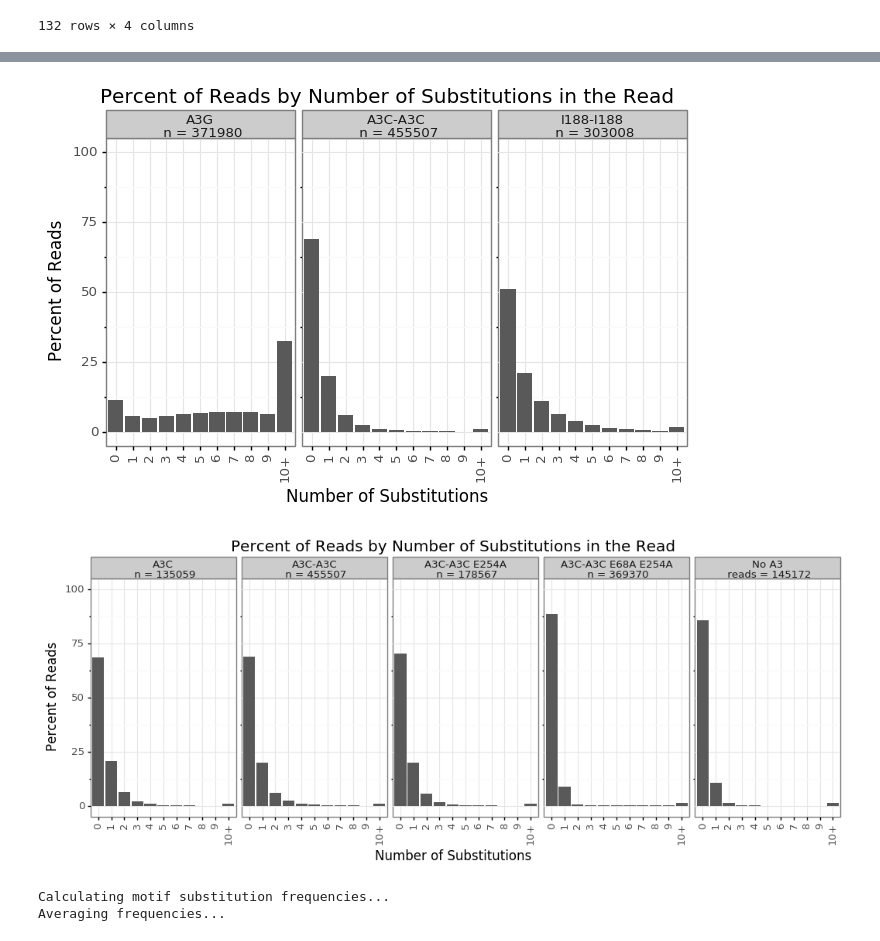
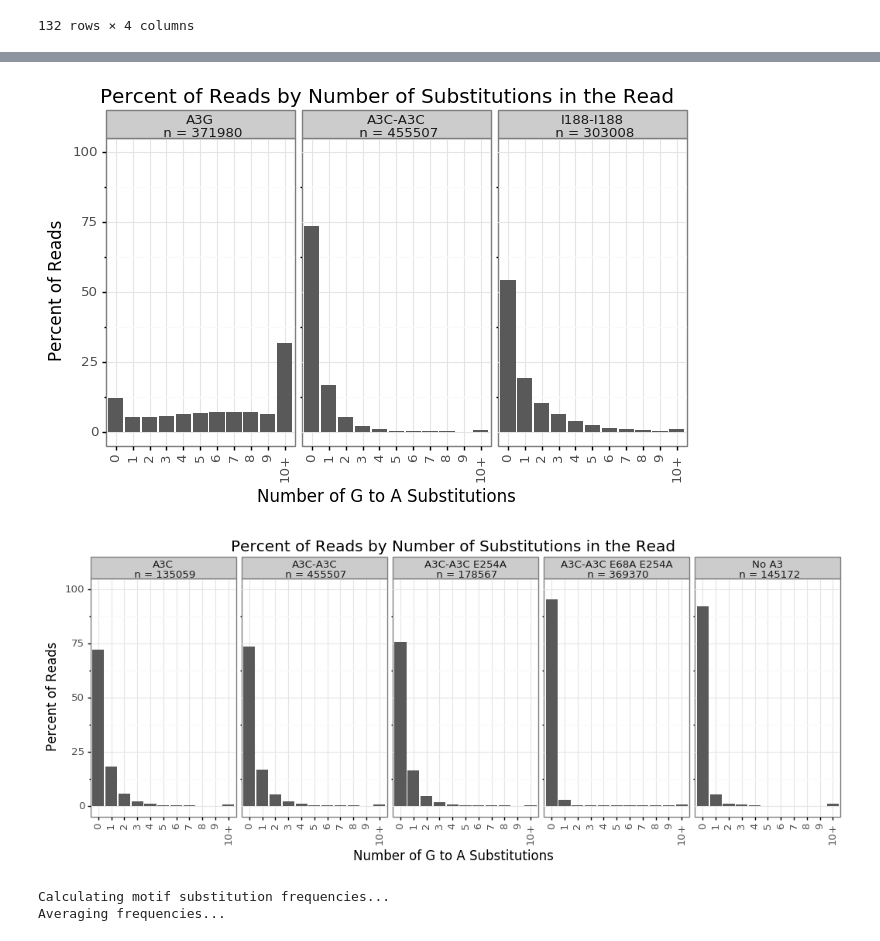
Before and after one commit to jbloomlab/SuperRestrictionFactor_Hypermutation, a Jupyter notebook: analysis_notebook.ipynb, the cells around one changed output, grey strips where cells are left out. Drawn from its saved outputs; the diff is of its cells as text; code cells hidden in the pictures.

```diff
--- a/analysis_notebook.ipynb
+++ b/analysis_notebook.ipynb
@@ -712,8 +712,8 @@ display(all_sub_counts_df)
 | 131 | PLASMIDCTRL | 98.0 | 0.107786 | 10+ |
 132 rows × 4 columns
 # %%
-facet_dict = {'PLASMIDCTRL': f"Plasmid Ctrl\n {int(sum(all_sub_counts_df[all_sub_counts_df['Sample'] == 'PLASMIDCTRL']['n_sub_count']))} reads",
-              'NoA3': f"No A3\n reads = {int(sum(all_sub_counts_df[all_sub_counts_df['Sample'] == 'NoA3']['n_sub_count']))}",
+facet_dict = {'PLASMIDCTRL': f"Plasmid Ctrl\n n = {int(sum(all_sub_counts_df[all_sub_counts_df['Sample'] == 'PLASMIDCTRL']['n_sub_count']))}",
+              'NoA3': f"No A3\n n = {int(sum(all_sub_counts_df[all_sub_counts_df['Sample'] == 'NoA3']['n_sub_count']))}",
               'A3G': f"A3G\n n = {int(sum(all_sub_counts_df[all_sub_counts_df['Sample'] == 'A3G']['n_sub_count']))}",
               'A3C': f"A3C\n n = {int(sum(all_sub_counts_df[all_sub_counts_df['Sample'] == 'A3C']['n_sub_count']))}",
               'A3CE68A': f"A3C E68A\n n = {int(sum(all_sub_counts_df[all_sub_counts_df['Sample'] == 'A3CE68A']['n_sub_count']))}",
@@ -807,8 +807,8 @@ display(all_ga_sub_counts_df)
 | 131 | PLASMIDCTRL | 15.0 | 0.016498 | 10+ |
 132 rows × 4 columns
 # %%
-facet_dict = {'PLASMIDCTRL': f"Plasmid Ctrl\n {int(sum(all_ga_sub_counts_df[all_ga_sub_counts_df['Sample'] == 'PLASMIDCTRL']['n_ga_sub_count']))} reads",
-              'NoA3': f"No A3\n reads = {int(sum(all_ga_sub_counts_df[all_ga_sub_counts_df['Sample'] == 'NoA3']['n_ga_sub_count']))}",
+facet_dict = {'PLASMIDCTRL': f"Plasmid Ctrl\n n = {int(sum(all_ga_sub_counts_df[all_ga_sub_counts_df['Sample'] == 'PLASMIDCTRL']['n_ga_sub_count']))}",
+              'NoA3': f"No A3\n n = {int(sum(all_ga_sub_counts_df[all_ga_sub_counts_df['Sample'] == 'NoA3']['n_ga_sub_count']))}",
               'A3G': f"A3G\n n = {int(sum(all_ga_sub_counts_df[all_ga_sub_counts_df['Sample'] == 'A3G']['n_ga_sub_count']))}",
               'A3C': f"A3C\n n = {int(sum(all_ga_sub_counts_df[all_ga_sub_counts_df['Sample'] == 'A3C']['n_ga_sub_count']))}",
               'A3CE68A': f"A3C E68A\n n = {int(sum(all_ga_sub_counts_df[all_ga_sub_counts_df['Sample'] == 'A3CE68A']['n_ga_sub_count']))}",
@@ -882,55 +884,55 @@ _ = mut_freq_plot.draw()
 # %%
-comp2 = pd.concat([all_sub_counts_df[all_sub_counts_df['Sample'] == 'A3G'],
-                   all_sub_counts_df[all_sub_counts_df['Sample'] == 'COTD'],
-                   all_sub_counts_df[all_sub_counts_df['Sample'] == 'COII']])
+comp2 = pd.concat([all_ga_sub_counts_df[all_ga_sub_counts_df['Sample'] == 'A3G'],
+                   all_ga_sub_counts_df[all_ga_sub_counts_df['Sample'] == 'COTD'],
+                   all_ga_sub_counts_df[all_ga_sub_counts_df['Sample'] == 'COII']])
 facet_list = ['A3G', 'COTD', 'COII']
 facet_cat = pd.Categorical(comp2['Sample'], categories=facet_list)
 
 comp2 = comp2.assign(facet_cat = facet_cat)
 
-mut_freq_plot = (ggplot(comp2, aes(x='x_cat', y='n_sub_freq')) +
+mut_ga_freq_plot = (ggplot(comp2, aes(x='x_cat', y='n_ga_sub_freq')) +
                   geom_bar(stat='identity') +
                   facet_wrap('~ facet_cat', ncol=4, labeller=facet_labeller) +
                   labs(title='Percent of Reads by Number of Substitutions in the Read') +
                   ylab('Percent of Reads') +
-                  xlab('Number of Substitutions') +
+                  xlab('Number of G to A Substitutions') +
                   ylim([0, 100]) +
                   theme(axis_text_x=element_text(angle=90),
                         figure_size=(len(facet_list)*2.5, 4),
                         strip_background_x=element_rect(height=1/11),
                        )
                   )
-_ = mut_freq_plot.draw()
+_ = mut_ga_freq_plot.draw()
 # %% [output]
-[figure, old version]
+[figure, new version]
 # %%
-comp3 = pd.concat([all_sub_counts_df[all_sub_counts_df['Sample'] == 'A3C'],
-                   all_sub_counts_df[all_sub_counts_df['Sample'] == 'COTD'],
-                   all_sub_counts_df[all_sub_counts_df['Sample'] == 'COTDE254A'],
-                   all_sub_counts_df[all_sub_counts_df['Sample'] == 'COTDE68AE254A'],
-                   all_sub_counts_df[all_sub_counts_df['Sample'] == 'NoA3']])
+comp3 = pd.concat([all_ga_sub_counts_df[all_ga_sub_counts_df['Sample'] == 'A3C'],
+                   all_ga_sub_counts_df[all_ga_sub_counts_df['Sample'] == 'COTD'],
+                   all_ga_sub_counts_df[all_ga_sub_counts_df['Sample'] == 'COTDE254A'],
+                   all_ga_sub_counts_df[all_ga_sub_counts_df['Sample'] == 'COTDE68AE254A'],
+                   all_ga_sub_counts_df[all_ga_sub_counts_df['Sample'] == 'NoA3']])
 facet_list = ['A3C', 'COTD', 'COTDE254A', 'COTDE68AE254A', 'NoA3']
 facet_cat = pd.Categorical(comp3['Sample'], categories=facet_list)
 
 comp3 = comp3.assign(facet_cat = facet_cat)
 
-mut_freq_plot = (ggplot(comp3, aes(x='x_cat', y='n_sub_freq')) +
+mut_ga_freq_plot = (ggplot(comp3, aes(x='x_cat', y='n_ga_sub_freq')) +
                   geom_bar(stat='identity') +
                   facet_wrap('~ facet_cat', ncol=5, labeller=facet_labeller) +
                   labs(title='Percent of Reads by Number of Substitutions in the Read') +
                   ylab('Percent of Reads') +
-                  xlab('Number of Substitutions') +
+                  xlab('Number of G to A Substitutions') +
                   ylim([0, 100]) +
                   theme(axis_text_x=element_text(angle=90),
                         figure_size=(len(facet_list)*2.5, 4),
                         strip_background_x=element_rect(height=1/11),
                        )
                   )
-_ = mut_freq_plot.draw()
+_ = mut_ga_freq_plot.draw()
 
 # Look at standard error of skewness and Kurtosis?
 # %% [output]
-[figure, old version]
+[figure, new version]
 # %%
 pseudocount = 1
 all_samples_motif_freq_df = pd.DataFrame(columns=['sub', "5'", "3'", 'motif', 'sample'])
```
Also changed, not shown: parts of 4 cells of this notebook.
